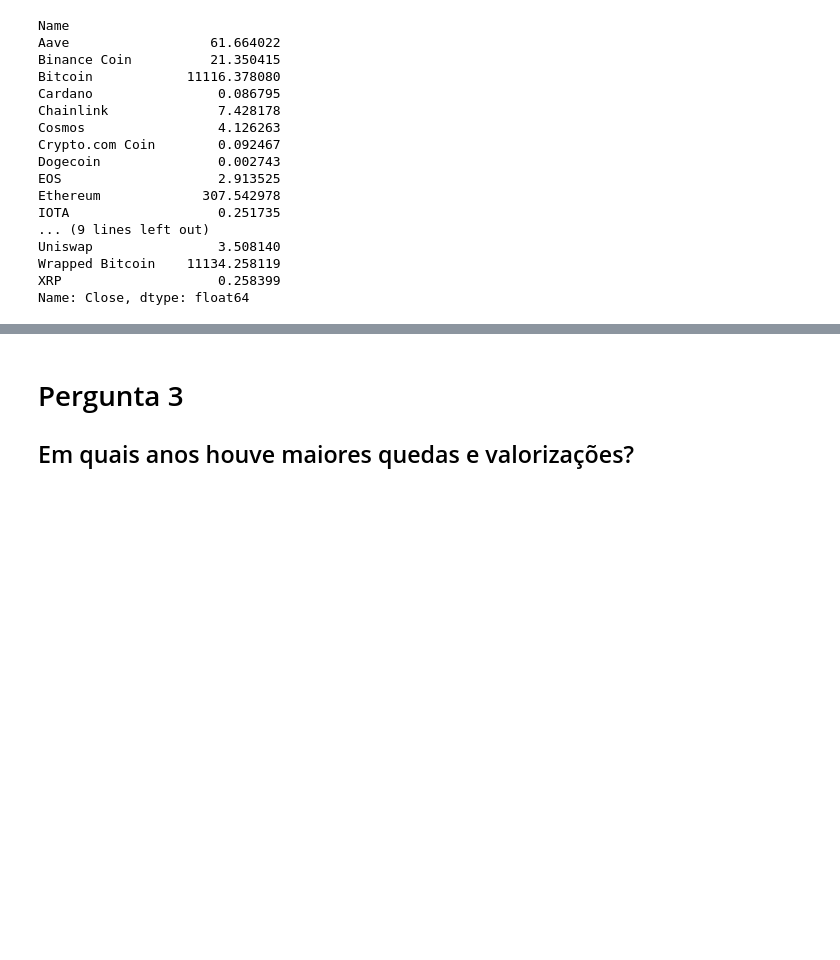
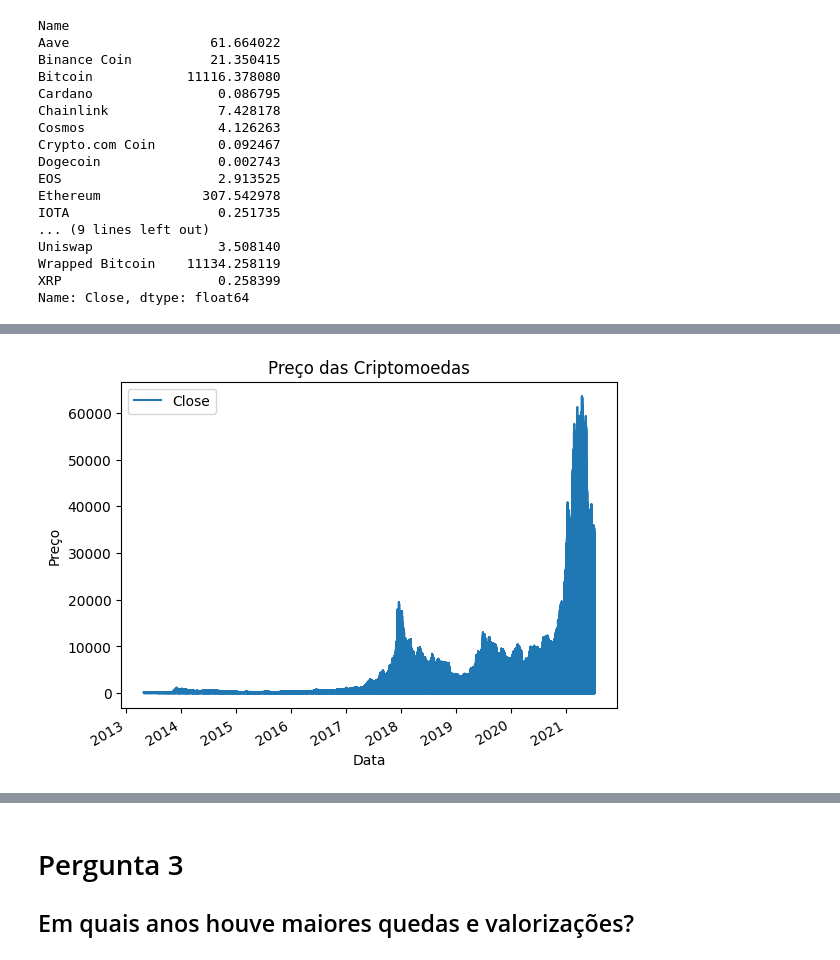
Before and after one commit to WillianXG/Projeto_Em_grupo-Modulo-3, a Jupyter notebook: grupoModulo3.ipynb, the cells around one changed output, grey strips where cells are left out. Cells and saved outputs as stored; diff of their text form; code cells hidden in the pictures; blank space fills up the shorter version.

```diff
--- a/grupoModulo3.ipynb
+++ b/grupoModulo3.ipynb
@@ -244,0 +314,10 @@ Name: Close, dtype: float64
+# %%
+df_unico.head()
+
+df_unico.plot(x= 'Date', y = 'Close', kind= 'line')
+plt.xlabel('Data')
+plt.ylabel('Preço')
+plt.title('Preço das Criptomoedas')
+plt.show()
+# %% [output]
+[figure, added]
```
Also changed, not shown: parts of 8 cells of this notebook.
